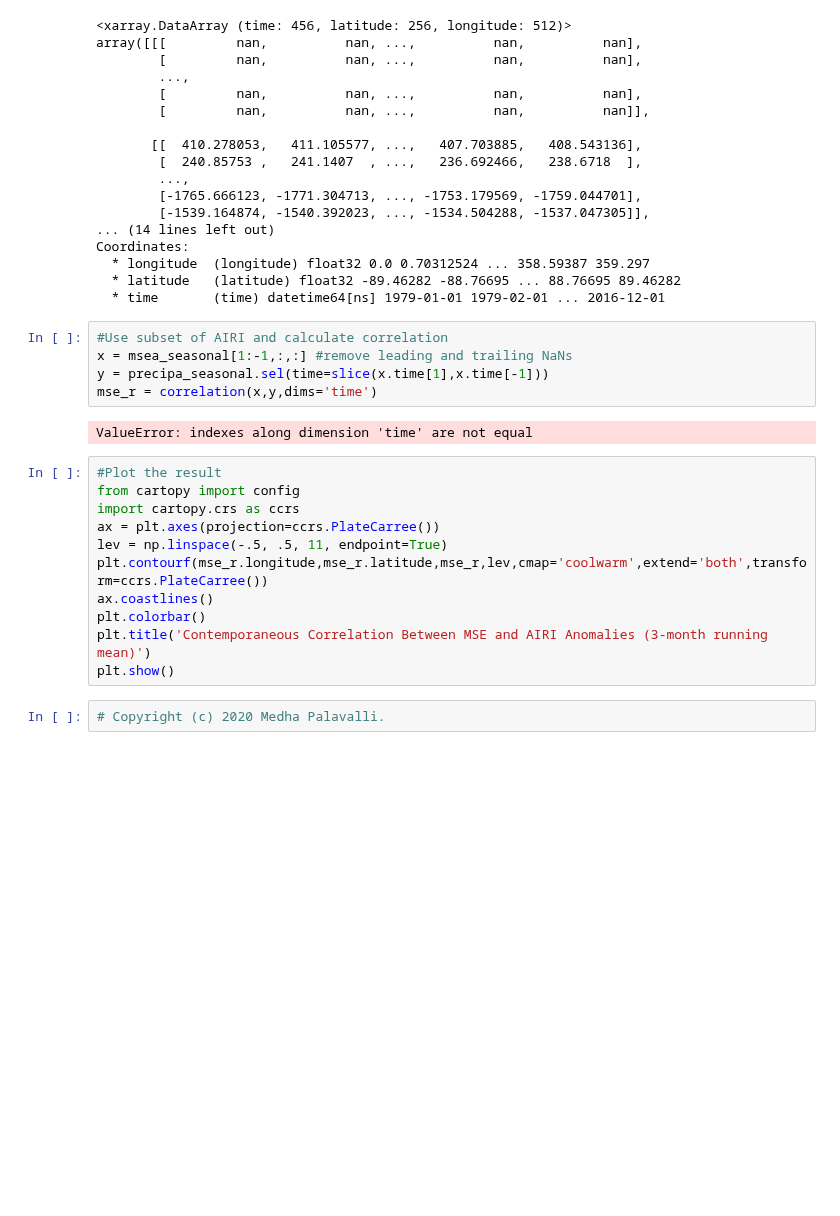
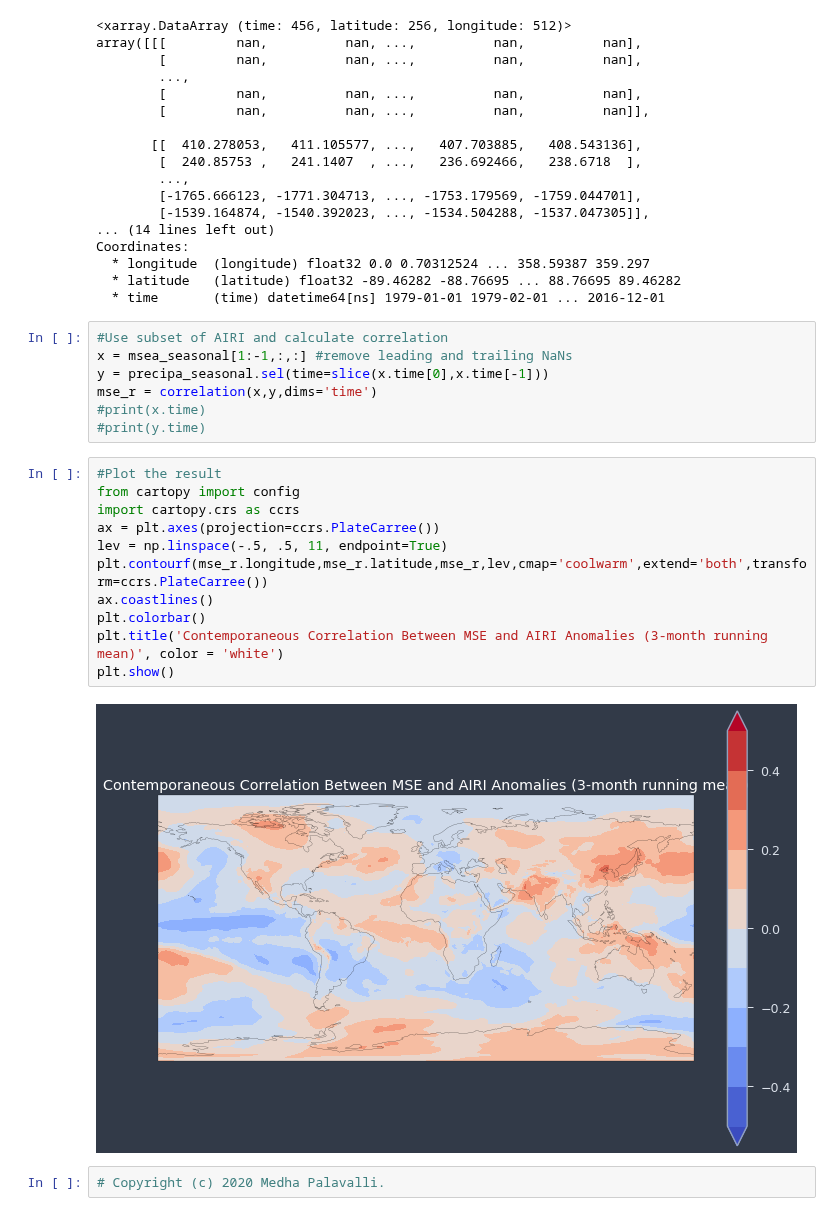
Before and after one commit to medhap02/AllIndiaRainfall, a Jupyter notebook: src/SSTcorrelations.ipynb, the cells around one changed output. Drawn from its saved outputs; the diff is of its cells as text; blank space fills up the shorter version.

Commit message:
sst correlations

```diff
--- a/src/SSTcorrelations.ipynb
+++ b/src/SSTcorrelations.ipynb
@@ -299,20 +295,22 @@ Coordinates:
 # %%
 #Use subset of AIRI and calculate correlation
 x = msea_seasonal[1:-1,:,:] #remove leading and trailing NaNs
-y = precipa_seasonal.sel(time=slice(x.time[1],x.time[-1]))
+y = precipa_seasonal.sel(time=slice(x.time[0],x.time[-1]))
 mse_r = correlation(x,y,dims='time')
+#print(x.time)
+#print(y.time)
-# %% [output]
-ValueError: indexes along dimension 'time' are not equal
 # %%
 #Plot the result
 from cartopy import config
 import cartopy.crs as ccrs
 ax = plt.axes(projection=ccrs.PlateCarree())
 lev = np.linspace(-.5, .5, 11, endpoint=True)
 plt.contourf(mse_r.longitude,mse_r.latitude,mse_r,lev,cmap='coolwarm',extend='both',transform=ccrs.PlateCarree())
 ax.coastlines()
 plt.colorbar()
-plt.title('Contemporaneous Correlation Between MSE and AIRI Anomalies (3-month running mean)')
+plt.title('Contemporaneous Correlation Between MSE and AIRI Anomalies (3-month running mean)', color = 'white')
 plt.show()
+# %% [output]
+[figure, added]
 # %%
 # Copyright (c) 2020 Medha Palavalli.
```
Also changed, not shown: parts of 5 cells of this notebook.
